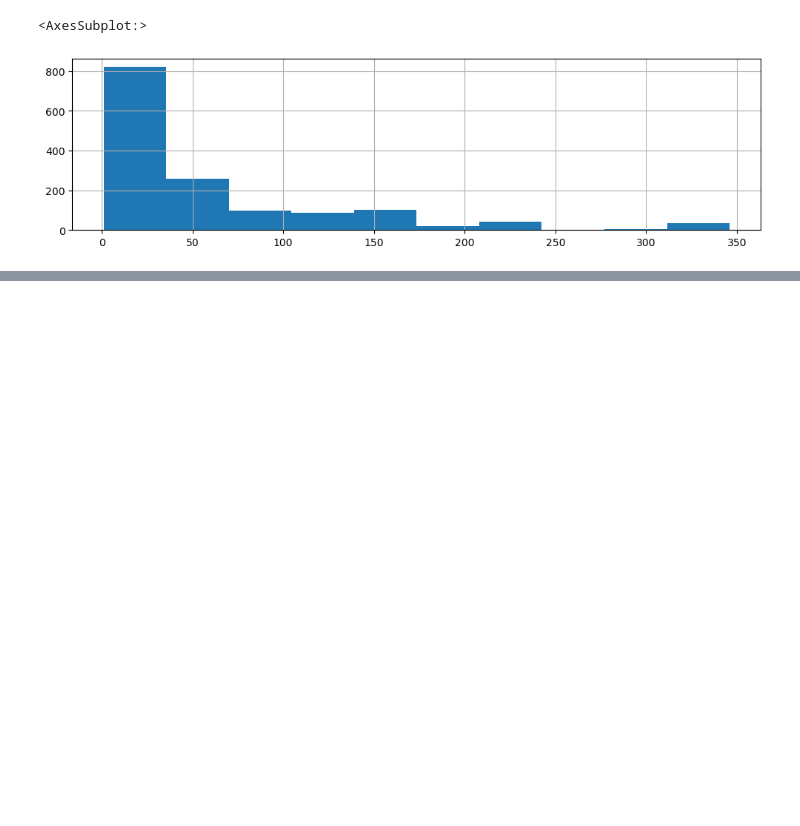
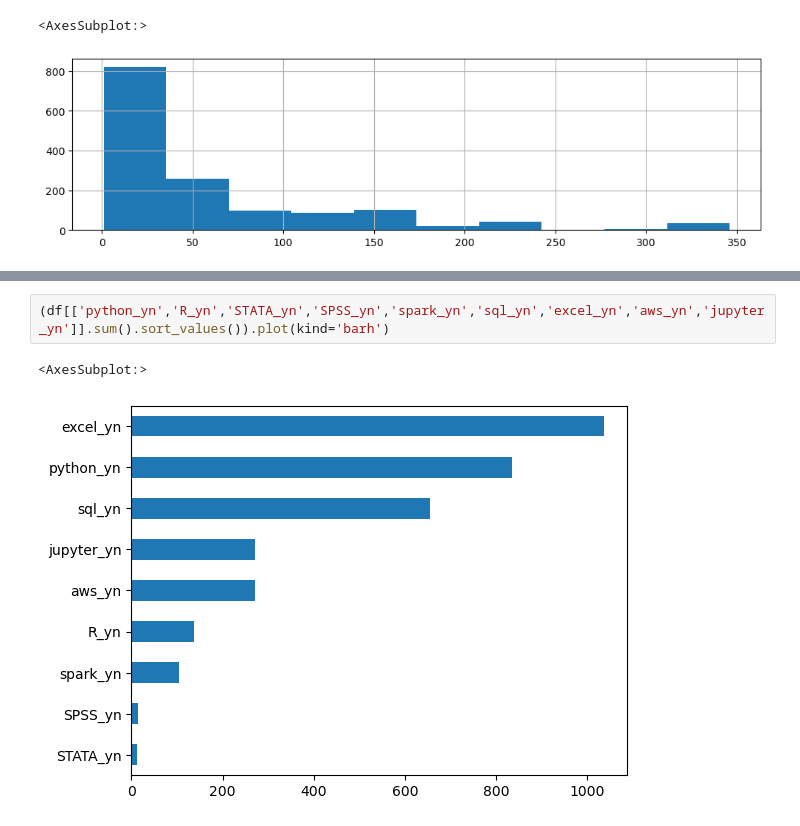
Before and after one commit to Johanlai/ds_salary_project, a Jupyter notebook: EDA.ipynb, the cells around one changed output, grey strips where cells are left out. Drawn from its saved outputs; the diff is of its cells as text; blank space fills up the shorter version.

```diff
--- a/EDA.ipynb
+++ b/EDA.ipynb
@@ -85,0 +101,5 @@ Name: revenue, Length: 563, dtype: float64
+# %%
+(df[['python_yn','R_yn','STATA_yn','SPSS_yn','spark_yn','sql_yn','excel_yn','aws_yn','jupyter_yn']].sum().sort_values()).plot(kind='barh')
+# %% [output]
+<AxesSubplot:>
+[figure, added]
```
Also changed, not shown: parts of 34 cells of this notebook, 1 other file.
